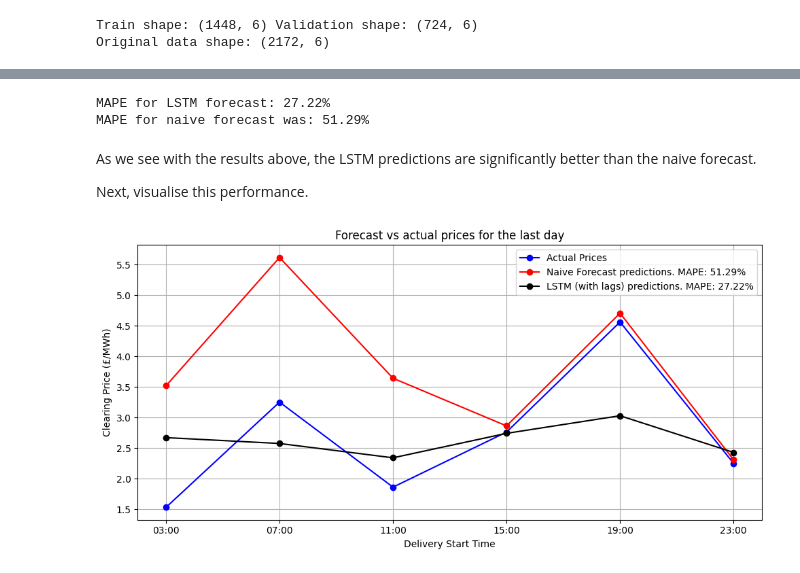
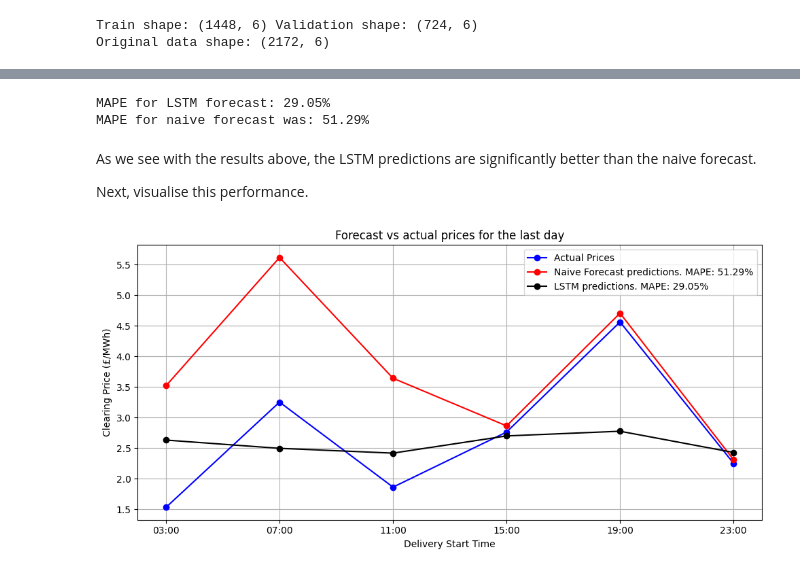
Before and after one commit to saxena-p/Energy-Price-Forecasting, a Jupyter notebook: study.ipynb, the cells around one changed output, grey strips where cells are left out. Drawn from its saved outputs; the diff is of its cells as text; code cells hidden in the pictures.

Commit message:
updated all functions to predict 6 time-steps simultaneously with LSTM

```diff
--- a/study.ipynb
+++ b/study.ipynb
@@ -132,6 +132,7 @@ Original data shape: (2172, 6)
 WINDOW_SIZE = 24
 BATCH_SIZE = 32
 SHUFFLE_BUFFER_SIZE = 1000
+FORECAST_HORIZON = 6
 # %%
 # Generate the dataset windows that go into the LSTM model
 
@@ -149,6 +150,7 @@ train_set = fr.model.windowed_dataset_multi_input(
     series=series_train,
     X_lag_full=X_lag_train,
     window_size=WINDOW_SIZE,
+    forecast_horizon=FORECAST_HORIZON,
     batch_size=BATCH_SIZE,
     shuffle_buffer=SHUFFLE_BUFFER_SIZE
 )
@@ -157,6 +159,7 @@ valid_set = fr.model.windowed_dataset_multi_input(
     series=series_valid,
     X_lag_full=X_lag_valid,
     window_size=WINDOW_SIZE,
+    forecast_horizon=FORECAST_HORIZON,
     batch_size=BATCH_SIZE,
     shuffle_buffer=SHUFFLE_BUFFER_SIZE
 )
@@ -279,19 +315,20 @@ lstm_forecast = fr.model.lstm_forecast_multi_input(
     series=series_valid,
     X_lag_full=X_lag_valid,
     window_size=WINDOW_SIZE,
+    forecast_horizon=FORECAST_HORIZON,
     batch_size=BATCH_SIZE
 )
 # %%
 # Calculate the MAPE for the forecast for the last day (6 periods)
 mape_forecast = mean_absolute_percentage_error(
     dcl_data['clearingPrice'].iloc[-6:],
-    lstm_forecast[-6:]
+    lstm_forecast[-1]
 )
 print(f"MAPE for LSTM forecast: {mape_forecast*100:.2f}%")
 
 print(f"MAPE for naive forecast was: {mape_price_naive*100:.2f}%")
 # %% [output]
-MAPE for LSTM forecast: 27.22%
+MAPE for LSTM forecast: 29.05%
 MAPE for naive forecast was: 51.29%
 # %% [markdown]
 As we see with the results above, the LSTM predictions are significantly better than the naive forecast.
@@ -300,23 +337,23 @@ Next, visualise this performance.
 # %%
 fig, ax1 = plt.subplots(1, 1, figsize=(10, 5))
 
 timestamp = dcl_data.index[-6:]
 
 # First the price plot
 ax1.plot(timestamp, dcl_data['clearingPrice'].iloc[-6:], marker='o', linestyle='-', color='blue', label='Actual Prices')
 ax1.plot(timestamp, price_naive_forecast, marker='o', linestyle='-', color='red', label='Naive Forecast predictions. MAPE: {:.2f}%'.format(mape_price_naive * 100))
-ax1.plot(timestamp, lstm_forecast[-6:], marker='o', linestyle='-', color='black', label='LSTM (with lags) predictions. MAPE: {:.2f}%'.format(mape_forecast * 100))
+ax1.plot(timestamp, lstm_forecast[-1], marker='o', linestyle='-', color='black', label='LSTM predictions. MAPE: {:.2f}%'.format(mape_forecast * 100))
 
 ax1.set_xlabel('Delivery Start Time')
 ax1.set_ylabel('Clearing Price (£/MWh)')
 ax1.set_title('Forecast vs actual prices for the last day')
 ax1.legend()
 
 ax1.set_xticks(timestamp) # Shows ticks only at actual data points
 ax1.set_xticklabels(timestamp.strftime("%H:%M"), rotation=0) # Shows only the hour and minute
 ax1.grid(True)
 
 plt.tight_layout()
 plt.show()
 # %% [output]
-[figure, old version]
+[figure, new version]
```
Also changed, not shown: parts of 3 cells of this notebook, 1 other file.
